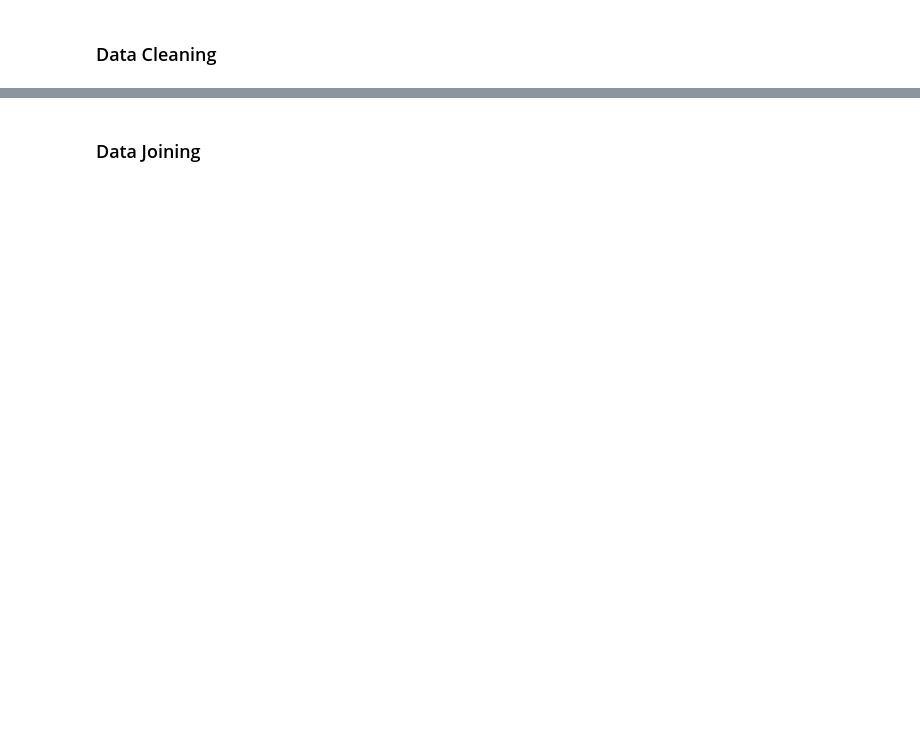
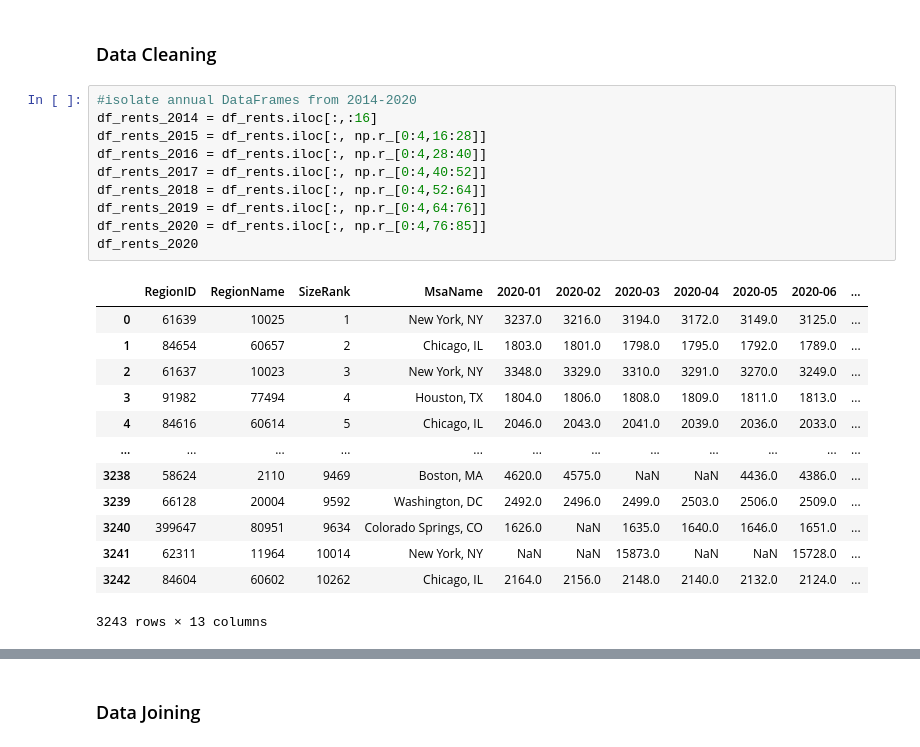
Before and after one commit to jjfrasca/Capstone_2, a Jupyter notebook: notebooks/2.0-jjf-initial-data-wrangling-zipcodeRentPrices.ipynb, the cells around one changed output, grey strips where cells are left out. Drawn from its saved outputs; the diff is of its cells as text; blank space fills up the shorter version.

```diff
--- a/notebooks/2.0-jjf-initial-data-wrangling-zipcodeRentPrices.ipynb
+++ b/notebooks/2.0-jjf-initial-data-wrangling-zipcodeRentPrices.ipynb
@@ -30,2 +81,26 @@ df_rents.head()
 # %% [markdown]
 ### Data Cleaning
+# %%
+#isolate annual DataFrames from 2014-2020
+df_rents_2014 = df_rents.iloc[:,:16]
+df_rents_2015 = df_rents.iloc[:, np.r_[0:4,16:28]]
+df_rents_2016 = df_rents.iloc[:, np.r_[0:4,28:40]]
+df_rents_2017 = df_rents.iloc[:, np.r_[0:4,40:52]]
+df_rents_2018 = df_rents.iloc[:, np.r_[0:4,52:64]]
+df_rents_2019 = df_rents.iloc[:, np.r_[0:4,64:76]]
+df_rents_2020 = df_rents.iloc[:, np.r_[0:4,76:85]]
+df_rents_2020
+# %% [output]
+|  | RegionID | RegionName | SizeRank | MsaName | 2020-01 | 2020-02 | 2020-03 | 2020-04 | 2020-05 | 2020-06 | ... |
+| 0 | 61639 | 10025 | 1 | New York, NY | 3237.0 | 3216.0 | 3194.0 | 3172.0 | 3149.0 | 3125.0 | ... |
+| 1 | 84654 | 60657 | 2 | Chicago, IL | 1803.0 | 1801.0 | 1798.0 | 1795.0 | 1792.0 | 1789.0 | ... |
+| 2 | 61637 | 10023 | 3 | New York, NY | 3348.0 | 3329.0 | 3310.0 | 3291.0 | 3270.0 | 3249.0 | ... |
+| 3 | 91982 | 77494 | 4 | Houston, TX | 1804.0 | 1806.0 | 1808.0 | 1809.0 | 1811.0 | 1813.0 | ... |
+| 4 | 84616 | 60614 | 5 | Chicago, IL | 2046.0 | 2043.0 | 2041.0 | 2039.0 | 2036.0 | 2033.0 | ... |
+| ... | ... | ... | ... | ... | ... | ... | ... | ... | ... | ... | ... |
+| 3238 | 58624 | 2110 | 9469 | Boston, MA | 4620.0 | 4575.0 | NaN | NaN | 4436.0 | 4386.0 | ... |
+| 3239 | 66128 | 20004 | 9592 | Washington, DC | 2492.0 | 2496.0 | 2499.0 | 2503.0 | 2506.0 | 2509.0 | ... |
+| 3240 | 399647 | 80951 | 9634 | Colorado Springs, CO | 1626.0 | NaN | 1635.0 | 1640.0 | 1646.0 | 1651.0 | ... |
+| 3241 | 62311 | 11964 | 10014 | New York, NY | NaN | NaN | 15873.0 | NaN | NaN | 15728.0 | ... |
+| 3242 | 84604 | 60602 | 10262 | Chicago, IL | 2164.0 | 2156.0 | 2148.0 | 2140.0 | 2132.0 | 2124.0 | ... |
+3243 rows × 13 columns
```
Also changed, not shown: parts of 18 cells of this notebook.
